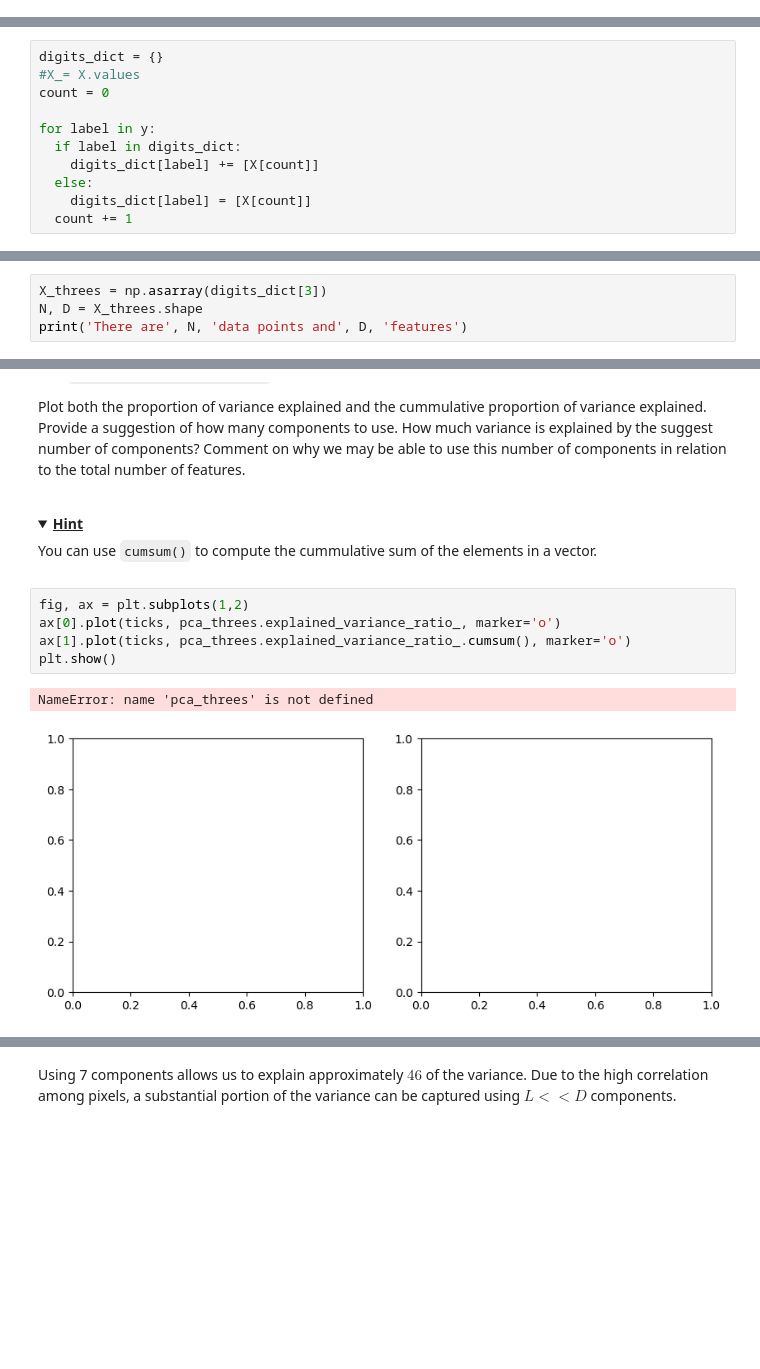
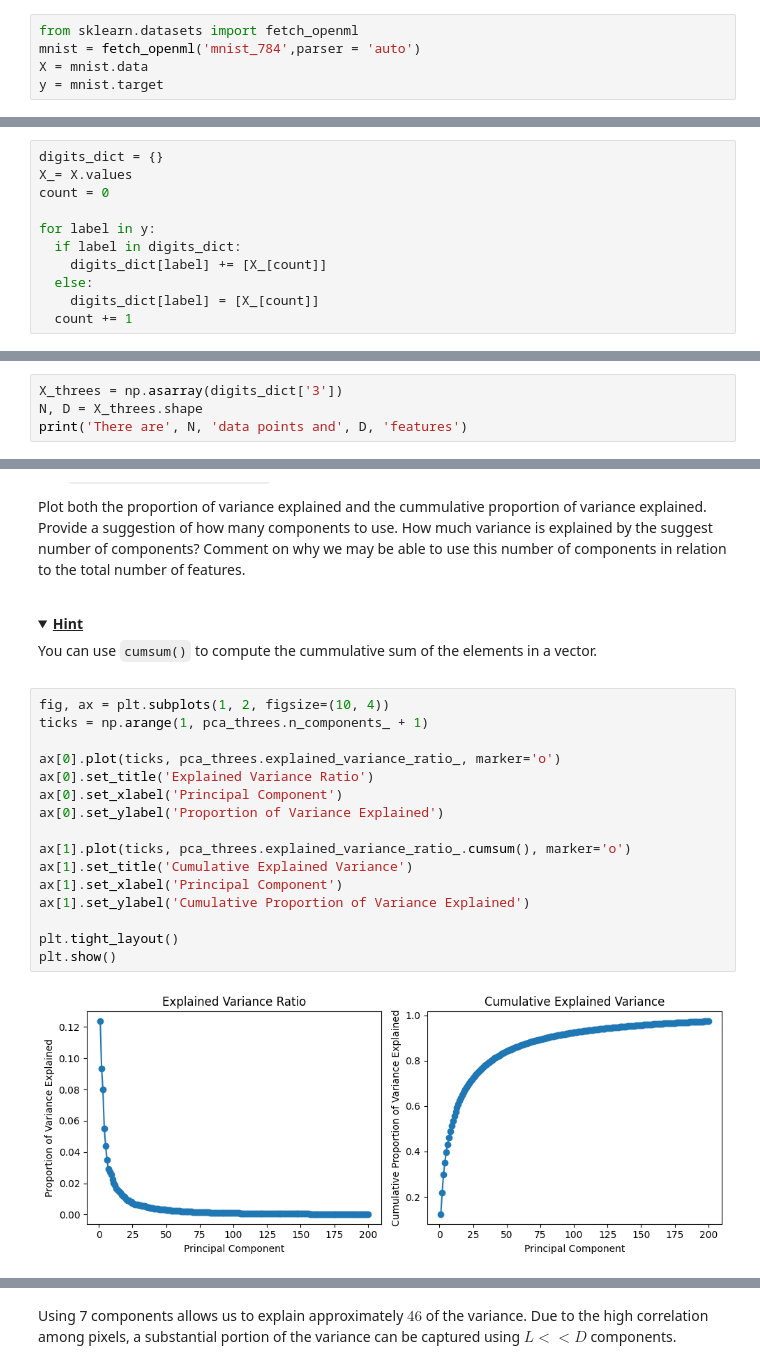
Before and after one commit to Tsouzou/Open-and-closed-loop-experiment, a Jupyter notebook: mlp_week02(1).ipynb, the cells around one changed output, grey strips where cells are left out. Drawn from its saved outputs; the diff is of its cells as text; folded sections open; blank space fills up the shorter version.

```diff
--- a/mlp_week02(1).ipynb
+++ b/mlp_week02(1).ipynb
@@ -63,3 +48,8 @@ X = X.reshape(X.shape[0],X.shape[1]*X.shape[2])
+# %%
+from sklearn.datasets import fetch_openml
+mnist = fetch_openml('mnist_784',parser = 'auto')
+X = mnist.data
+y = mnist.target
 # %% [markdown]
 ### 🚩 Exercise 1 (CORE)
 
@@ -86,14 +76,14 @@ plt.show()
 Now, let's create a dictionary, with the digit classes (0-9) as keys, where the correponding values are the set of all images corresponding to that particular label.
 # %%
 digits_dict = {}
-#X_= X.values
+X_= X.values
 count = 0
 
 for label in y:
   if label in digits_dict:
-    digits_dict[label] += [X[count]]
+    digits_dict[label] += [X_[count]]
   else:
-    digits_dict[label] = [X[count]]
+    digits_dict[label] = [X_[count]]
   count += 1
 # %% [markdown]
 Next let's visualize some of the images. We will start by picking a label and plotting a few images from within the dictionary. Note that each image contains a total of 784 pixels (28 by 28) and we will need to `reshape` the image to plot with `imshow(...,cmap='gray_r')`. Try also changing the label to view different digits.
@@ -129,7 +118,7 @@ Now focus on the 3s only and create a data matrix called `X_threes`. Define also
 
 What are the features in this problem? How many features and data points are there?
 # %%
-X_threes = np.asarray(digits_dict[3])
+X_threes = np.asarray(digits_dict['3'])
 N, D = X_threes.shape
 print('There are', N, 'data points and', D, 'features')
 # %% [output]
@@ -285,10 +348,20 @@ Plot both the proportion of variance explained and the cummulative proportion of
 You can use `cumsum()` to compute the cummulative sum of the elements in a vector.
 </details>
 # %%
-fig, ax = plt.subplots(1,2)
+fig, ax = plt.subplots(1, 2, figsize=(10, 4))
+ticks = np.arange(1, pca_threes.n_components_ + 1)
+
 ax[0].plot(ticks, pca_threes.explained_variance_ratio_, marker='o')
+ax[0].set_title('Explained Variance Ratio')
+ax[0].set_xlabel('Principal Component')
+ax[0].set_ylabel('Proportion of Variance Explained')
+
 ax[1].plot(ticks, pca_threes.explained_variance_ratio_.cumsum(), marker='o')
+ax[1].set_title('Cumulative Explained Variance')
+ax[1].set_xlabel('Principal Component')
+ax[1].set_ylabel('Cumulative Proportion of Variance Explained')
+
+plt.tight_layout()
 plt.show()
 # %% [output]
-NameError: name 'pca_threes' is not defined
-[figure, old version]
+[figure, new version]
```
Also changed, not shown: parts of 26 cells of this notebook, 1 other file.
